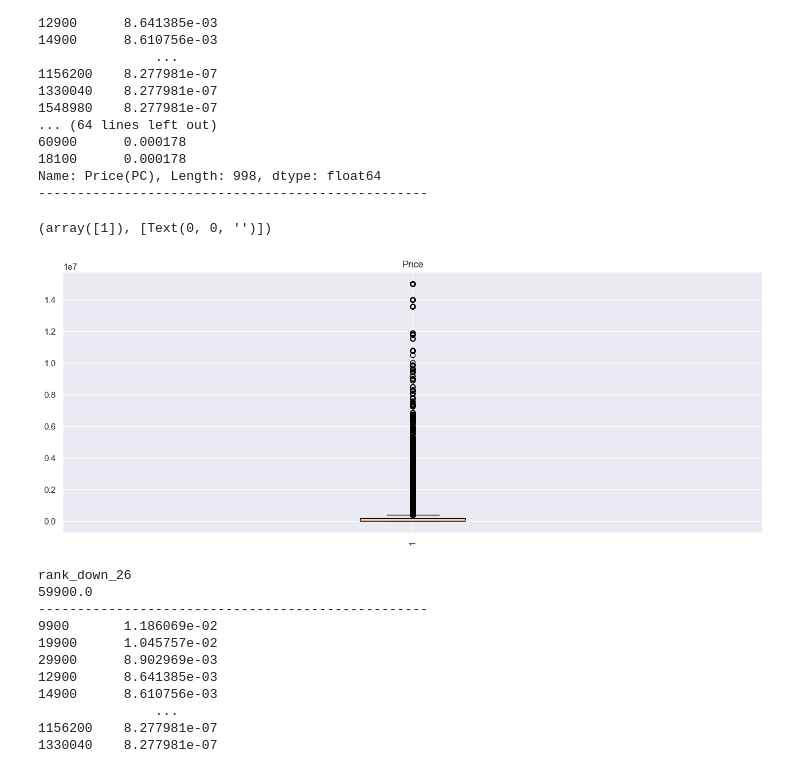
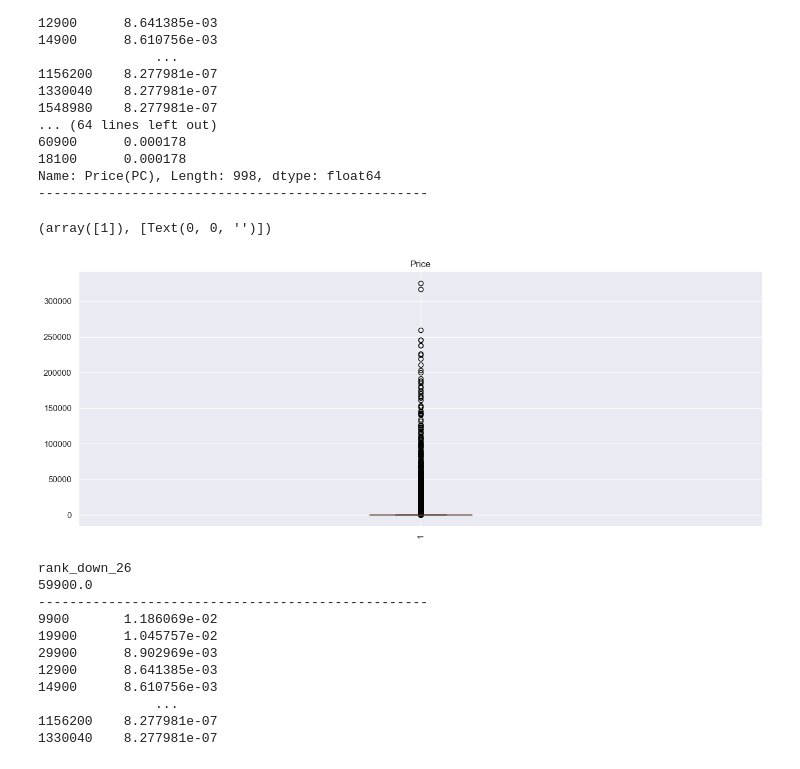
Before and after one commit to jaeseung11/A1_performance_factory_Aveners, a Jupyter notebook: sbk/bidding_final.ipynb, the cells around one changed output. Cells and saved outputs as stored; diff of their text form; code cells hidden in the pictures.

```diff
--- a/sbk/bidding_final.ipynb
+++ b/sbk/bidding_final.ipynb
@@ -950,13 +998,13 @@ Name: Price(PC), Length: 998, dtype: float64
 # %%
 # median으로 한다면 그래프표현
 # text = 상품가격 Boxplot
 plt.figure(figsize=(16, 6))
-plt.boxplot(bidding_drop_null['Price(PC)'])
+plt.boxplot(bidding_drop_null['Cost'])
 plt.title('Price')
 plt.xticks(rotation=90)
 # %% [output]
 (array([1]), [Text(0, 0, '')])
-[figure, old version]
+[figure, new version]
 # %%
 # 수치표현
 # text = Rank 구간별 Price(PC) 중간값
```
Also changed, not shown: parts of 43 cells of this notebook, 1 other file.
